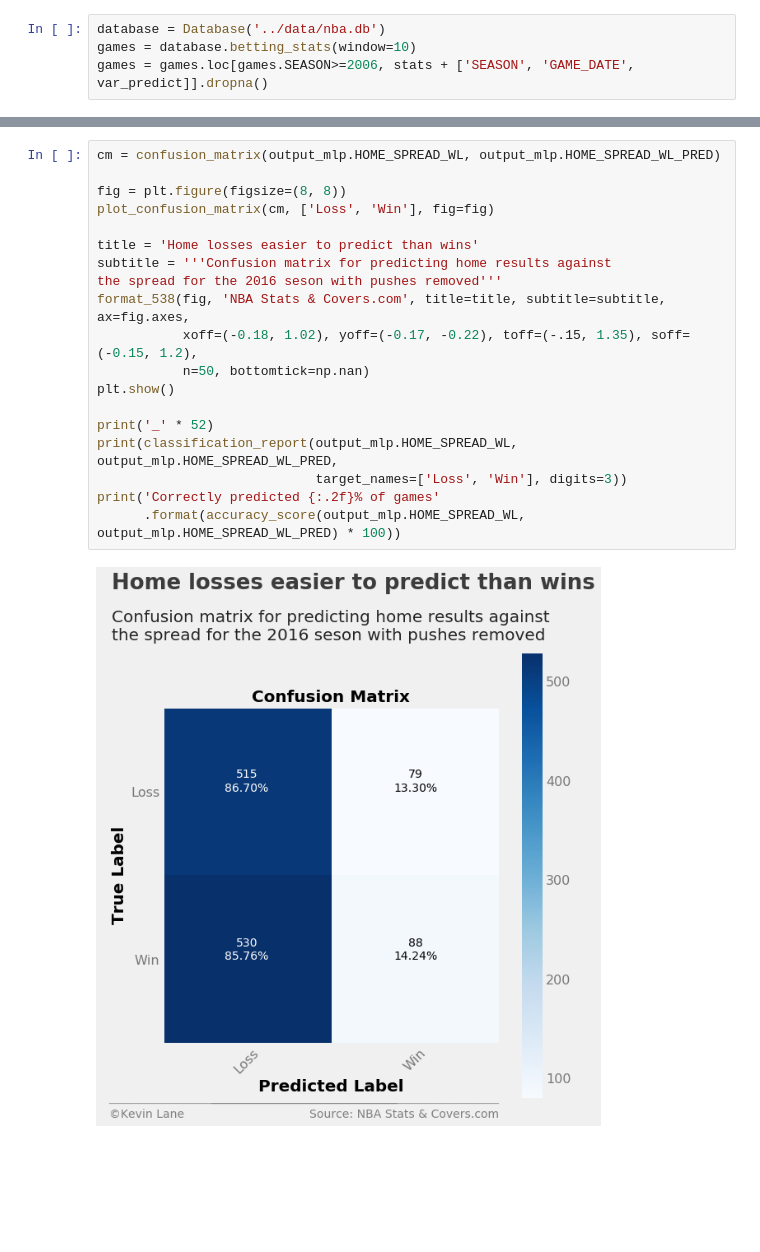
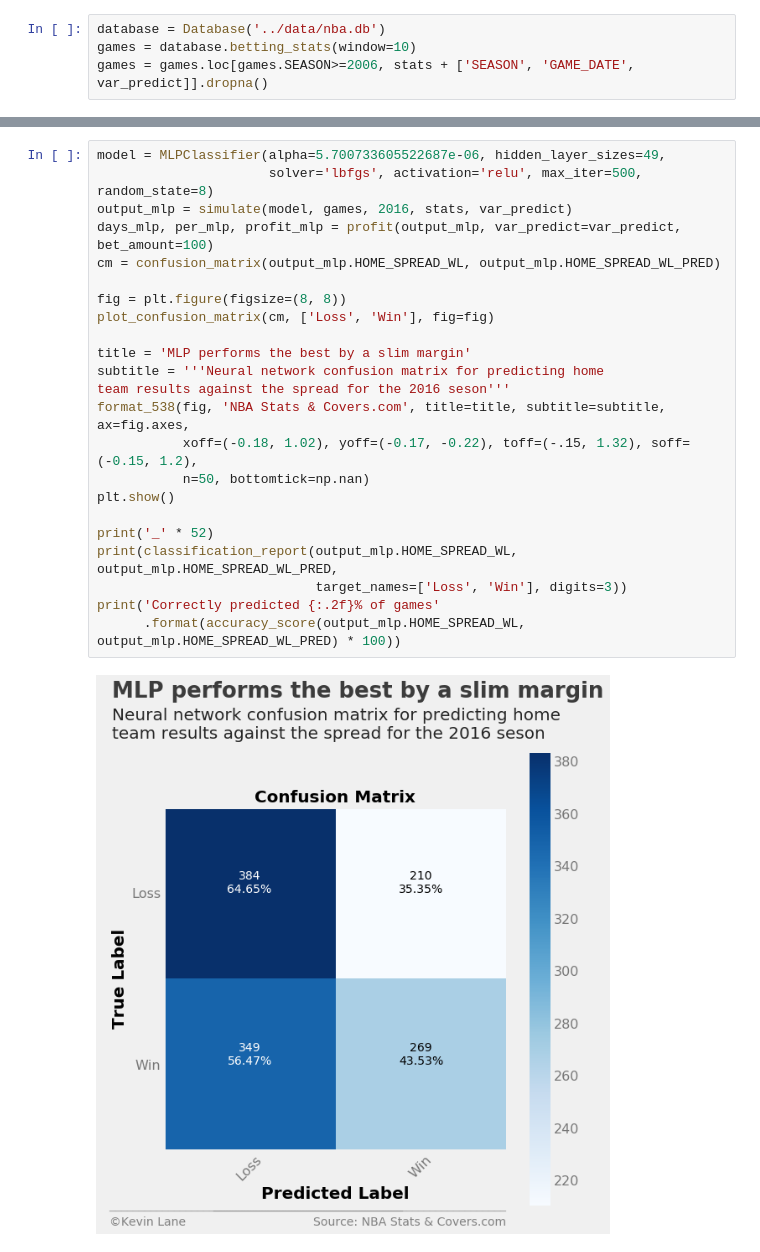
Before and after one commit to klane/databall, a Jupyter notebook: notebooks/model-performance.ipynb, the cells around one changed output, grey strips where cells are left out. Saved outputs shown, nothing was run; the diff lists cells and outputs as text; blank space fills up the shorter version.

```diff
--- a/notebooks/model-performance.ipynb
+++ b/notebooks/model-performance.ipynb
@@ -167,24 +171,28 @@ days_mlp, cumper_mlp, cumprofit_mlp = profit(output_mlp, var_predict='HOME_SPREA
 # %%
+model = MLPClassifier(alpha=5.700733605522687e-06, hidden_layer_sizes=49,
+                      solver='lbfgs', activation='relu', max_iter=500, random_state=8)
+output_mlp = simulate(model, games, 2016, stats, var_predict)
+days_mlp, per_mlp, profit_mlp = profit(output_mlp, var_predict=var_predict, bet_amount=100)
 cm = confusion_matrix(output_mlp.HOME_SPREAD_WL, output_mlp.HOME_SPREAD_WL_PRED)
 
 fig = plt.figure(figsize=(8, 8))
 plot_confusion_matrix(cm, ['Loss', 'Win'], fig=fig)
 
-title = 'Home losses easier to predict than wins'
-subtitle = '''Confusion matrix for predicting home results against
-the spread for the 2016 seson with pushes removed'''
+title = 'MLP performs the best by a slim margin'
+subtitle = '''Neural network confusion matrix for predicting home
+team results against the spread for the 2016 seson'''
 format_538(fig, 'NBA Stats & Covers.com', title=title, subtitle=subtitle, ax=fig.axes,
-           xoff=(-0.18, 1.02), yoff=(-0.17, -0.22), toff=(-.15, 1.35), soff=(-0.15, 1.2),
+           xoff=(-0.18, 1.02), yoff=(-0.17, -0.22), toff=(-.15, 1.32), soff=(-0.15, 1.2),
            n=50, bottomtick=np.nan)
 plt.show()
 
 print('_' * 52)
 print(classification_report(output_mlp.HOME_SPREAD_WL, output_mlp.HOME_SPREAD_WL_PRED,
                             target_names=['Loss', 'Win'], digits=3))
 print('Correctly predicted {:.2f}% of games'
       .format(accuracy_score(output_mlp.HOME_SPREAD_WL, output_mlp.HOME_SPREAD_WL_PRED) * 100))
 # %% [output]
-[figure, old version]
+[figure, new version]
 ____________________________________________________
              precision    recall  f1-score   support
 
```
Also changed, not shown: parts of 31 cells of this notebook.
